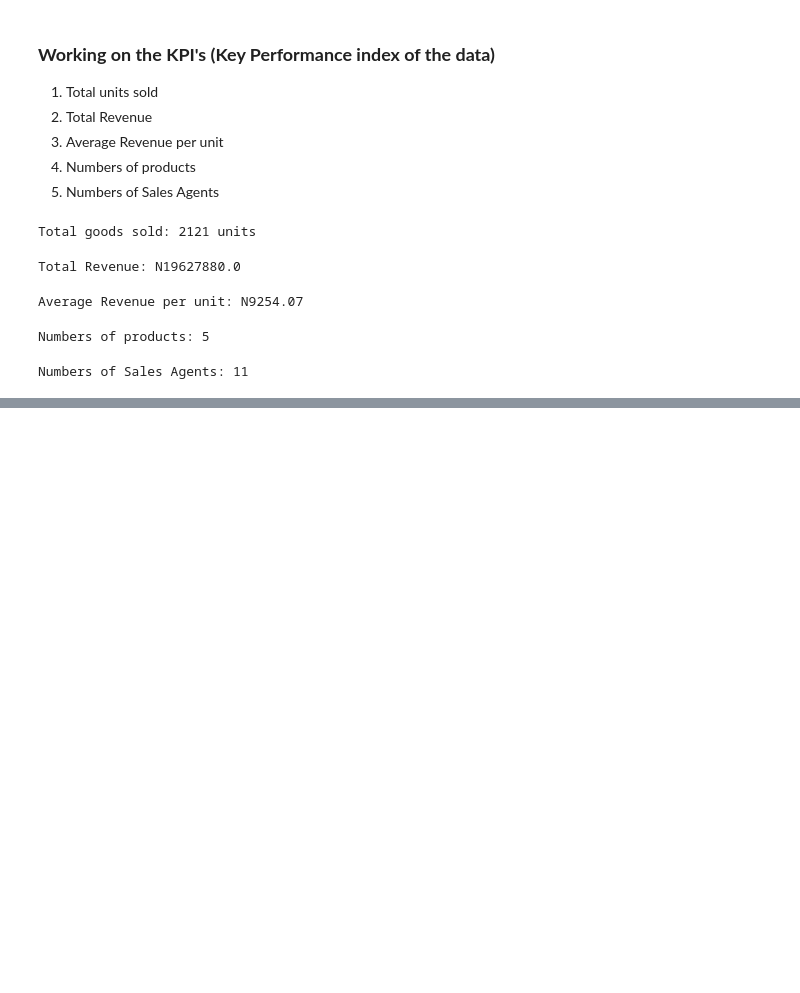
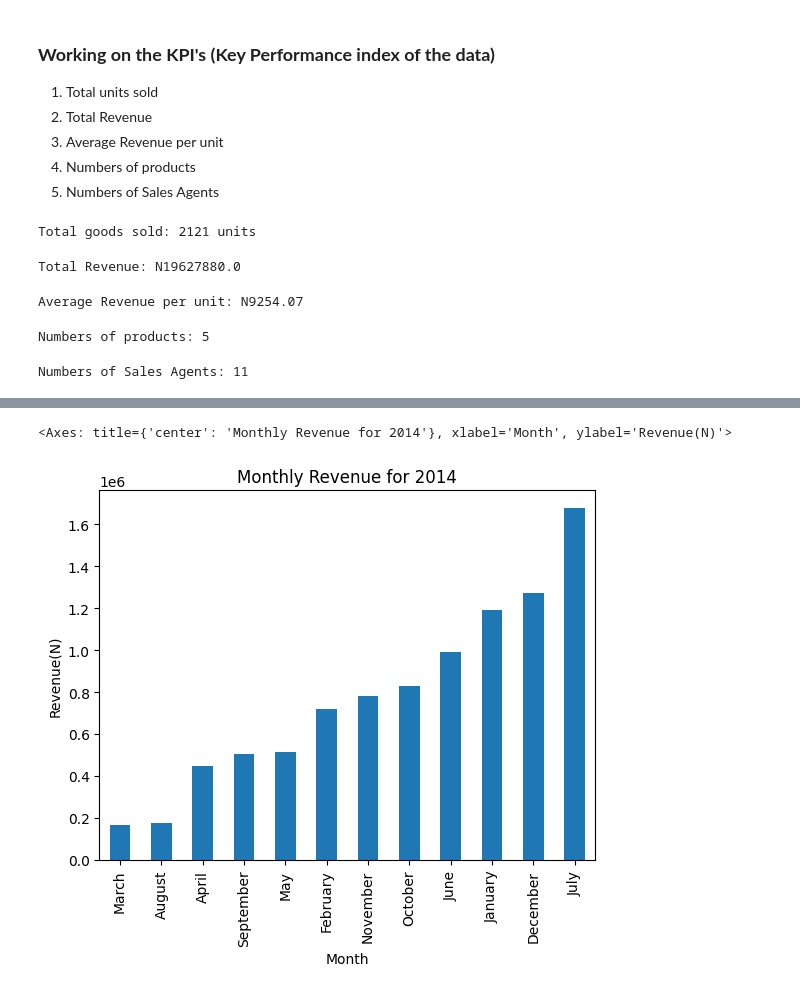
Before and after one commit to Olajcodes/GenAI_Learning_Python, a Jupyter notebook: Week_Six/11_09_2025/task14_dashboard.ipynb, the cells around one changed output, grey strips where cells are left out. Drawn from its saved outputs; the diff is of its cells as text; code cells hidden in the pictures; blank space fills up the shorter version.

```diff
--- a/Week_Six/11_09_2025/task14_dashboard.ipynb
+++ b/Week_Six/11_09_2025/task14_dashboard.ipynb
@@ -135,0 +232,5 @@ Numbers of Sales Agents: 11
+# %%
+sales_2014 = sales_data2[sales_data2["Year"] == 2014]
+
+# Call out the filtering for 2014
+sales_2014.head(3)
@@ -135,0 +262,3 @@ Numbers of Sales Agents: 11
+# %%
+Total_monthly_revenue2 = sales_2014.groupby("Month")["Revenue(N)"].sum().sort_values()
+print(f"Total monthly revenue for 2014 according to Sorted Values:\n {Total_monthly_revenue2}")
@@ -135,0 +281,6 @@ Numbers of Sales Agents: 11
+# %%
+# Plotting using pandas
+Total_monthly_revenue2.plot(kind= "bar", xlabel= "Month", ylabel= "Revenue(N)", title= "Monthly Revenue for 2014")
+# %% [output]
+<Axes: title={'center': 'Monthly Revenue for 2014'}, xlabel='Month', ylabel='Revenue(N)'>
+[figure, added]
```
Also changed, not shown: parts of 32 cells of this notebook.
